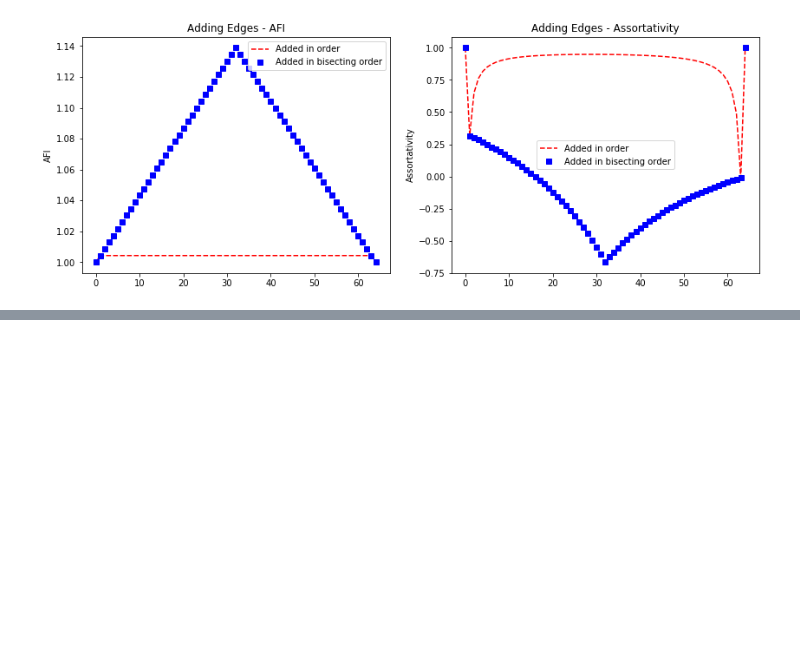
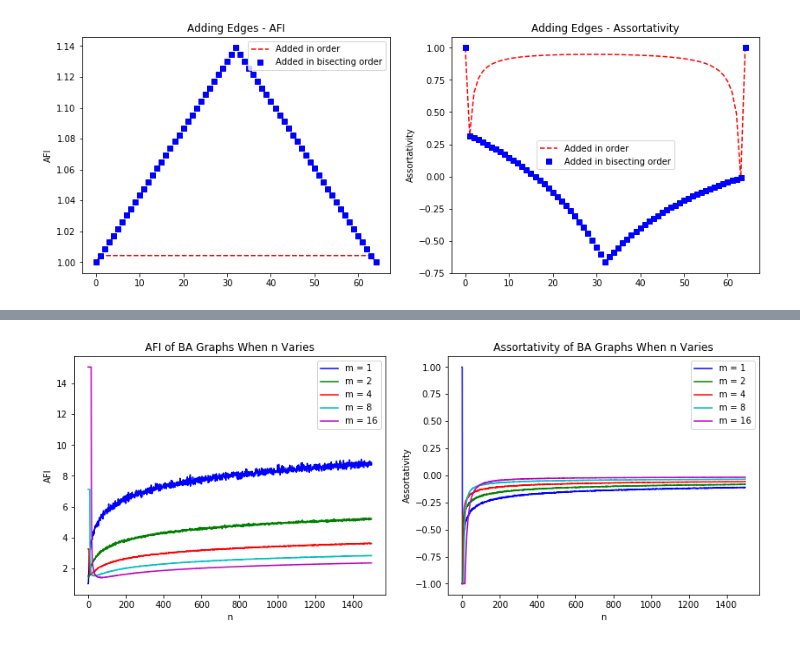
Before and after one commit to ynovick-GC/afi_progressions, a Jupyter notebook: progressions.ipynb, the cells around one changed output, grey strips where cells are left out. Saved outputs shown, nothing was run; the diff lists cells and outputs as text; code cells hidden in the pictures; blank space fills up the shorter version.

```diff
--- a/progressions.ipynb
+++ b/progressions.ipynb
@@ -233,0 +343,57 @@ print (datetime.now() - starttime)
+# %%
+man = multiprocessing.Manager()
+mc_runs = 200
+
+def ba_analysis(n, m, afi_lst, assrt_lst, lck):
+    g = nx.barabasi_albert_graph(n, m)
+    a = afi(g)
+    r = assort(g)
+    lck.acquire()
+    afi_lst.append(a)
+    assrt_lst.append(r)
+    lck.release()
+
+afi_lists = {}
+assrt_lists = {}
+for m in [1, 2, 4, 8, 16]:
+    afi_lists[m] = []
+    assrt_lists[m] = []
+    for n in range(1, 1500):
+        procs = []
+        afi_results = man.list()
+        assrt_results = man.list()
+        lock = multiprocessing.Lock()
+        for i in range(0, mc_runs):
+            procs.append(multiprocessing.Process(target=ba_analysis, args=(n if n > m else m+1, m, afi_results, assrt_results, lock)))
+        for prc in procs: prc.start()
+        for prc in procs: prc.join()
+        afi_lists[m].append(stats.mean(afi_results))
+        assrt_lists[m].append(stats.mean(assrt_results))
+
+plt.figure(figsize=(14, 5))
+
+plt.subplot(1, 2, 1)
+plt.title('AFI of BA Graphs When n Varies')
+plt.plot(afi_lists[1], color='b', label='m = 1')
+plt.plot(afi_lists[2], color='g', label='m = 2')
+plt.plot(afi_lists[4], color='r', label='m = 4')
+plt.plot(afi_lists[8], color='c', label='m = 8')
+plt.plot(afi_lists[16], color='m', label='m = 16')
+plt.xlabel('n')
+plt.ylabel('AFI')
+plt.legend()
+
+plt.subplot(1, 2, 2)
+plt.title('Assortativity of BA Graphs When n Varies')
+plt.plot(assrt_lists[1], color='b', label='m = 1')
+plt.plot(assrt_lists[2], color='g', label='m = 2')
+plt.plot(assrt_lists[4], color='r', label='m = 4')
+plt.plot(assrt_lists[8], color='c', label='m = 8')
+plt.plot(assrt_lists[16], color='m', label='m = 16')
+plt.xlabel('n')
+plt.ylabel('Assortativity')
+plt.legend()
+
+plt.show()
+# %% [output]
+[figure, added]
```
Also changed, not shown: parts of 6 cells of this notebook.
